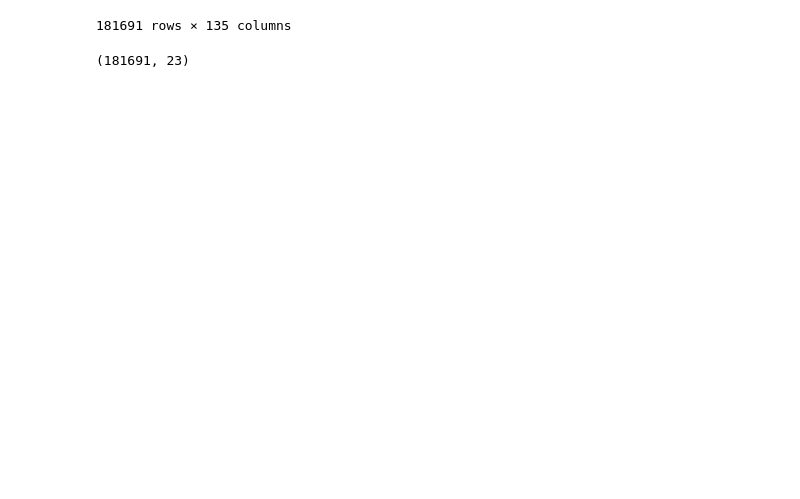
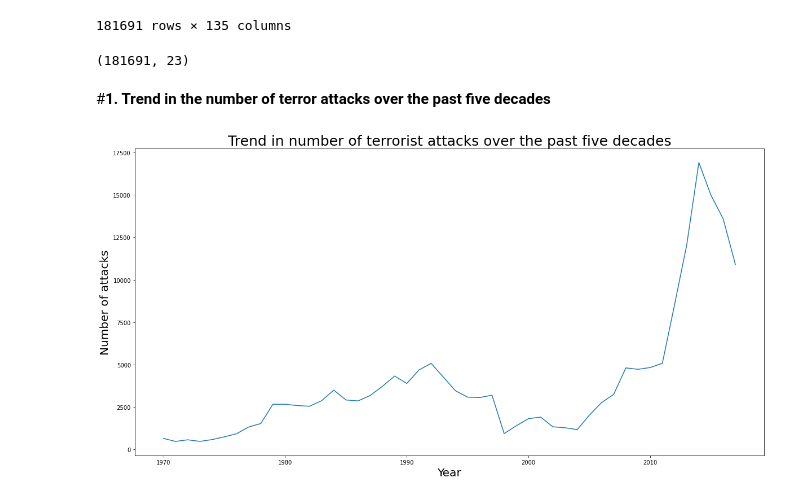
Before and after one commit to VinayR1998/GTD-ExploratoyAnalysis, a Jupyter notebook: Vinay_R_EDA_1_GTD.ipynb, the cells around one changed output. Drawn from its saved outputs; the diff is of its cells as text; code cells hidden in the pictures; blank space fills up the shorter version.

```diff
--- a/Vinay_R_EDA_1_GTD.ipynb
+++ b/Vinay_R_EDA_1_GTD.ipynb
@@ -158,3 +158,21 @@ df.fillna(0)
 gtd_df.shape
 # %% [output]
 (181691, 23)
+# %% [markdown]
+#**1. Trend in the number of terror attacks over the past five decades**
+# %%
+ gtd_df1 = gtd_df.groupby('iyear')['eventid'].count().reset_index().rename(columns = {'iyear':'year', 'eventid':'no_of_attacks'})
+# %%
+
+plt.rcParams["figure.figsize"]=(20,10)
+sns.lineplot(data = gtd_df1
+            ,x = 'year'
+            ,y = 'no_of_attacks'
+            )
+
+plt.title("Trend in number of terrorist attacks over the past five decades",fontsize=25)
+plt.xlabel("Year",fontsize=20)
+plt.ylabel("Number of attacks",fontsize=20)
+plt.show()
+# %% [output]
+[figure, added]
```
Also changed, not shown: parts of 1 cell of this notebook.
